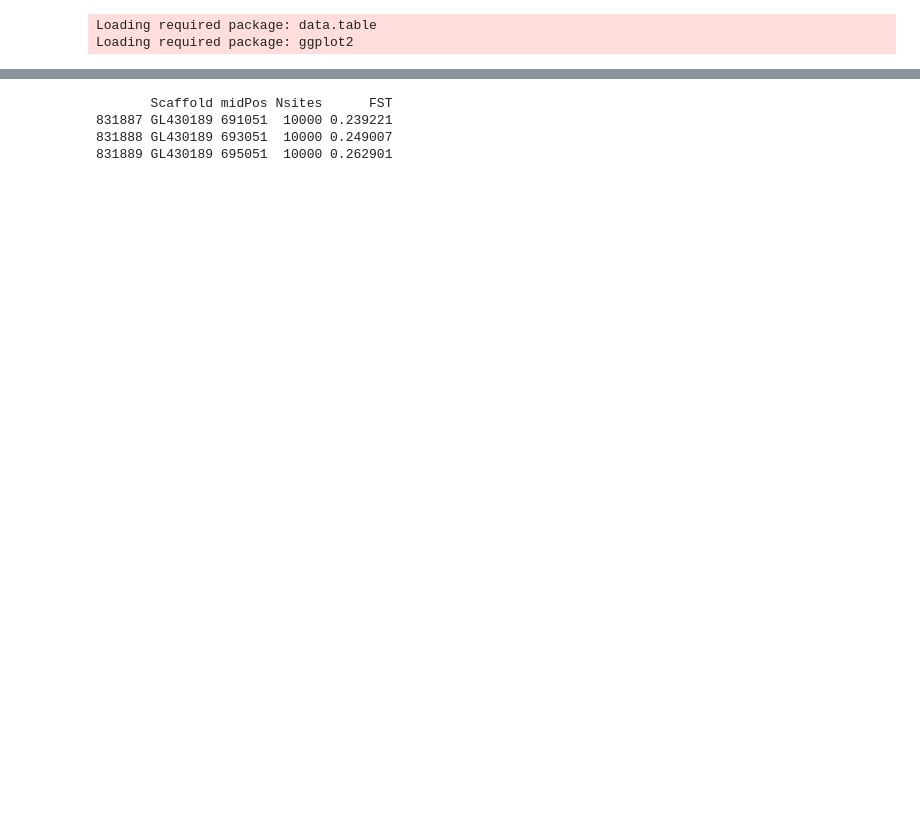
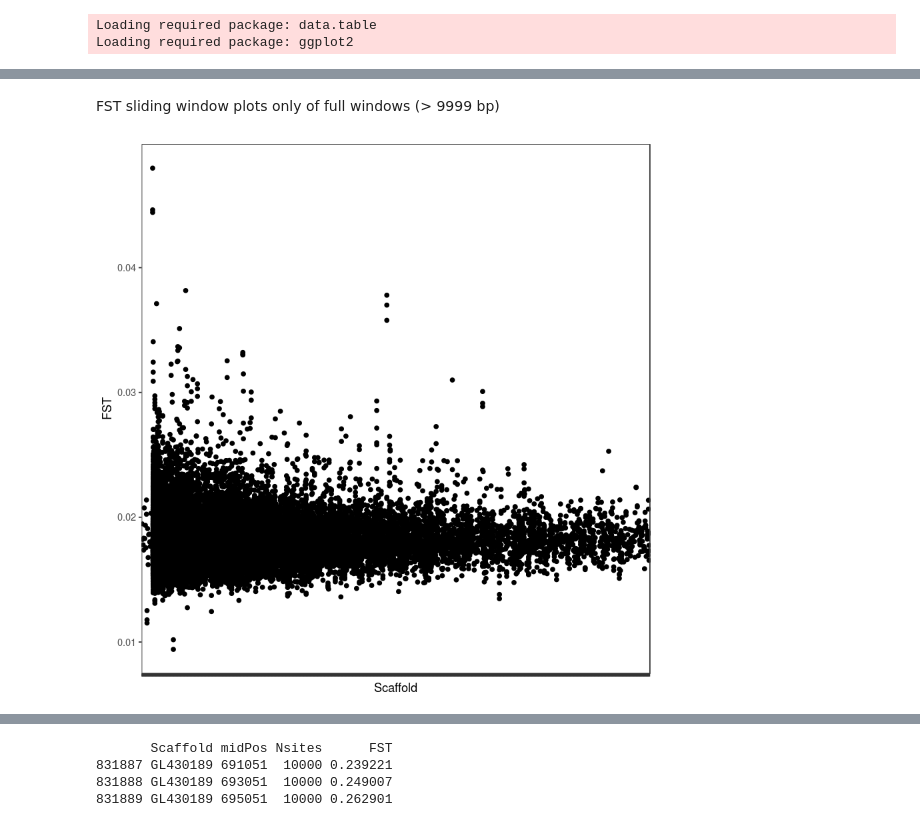
Before and after one commit to sagw/WNS_WGS, a Jupyter notebook: All_FST_plots.ipynb, the cells around one changed output, grey strips where cells are left out. Drawn from its saved outputs; the diff is of its cells as text; code cells hidden in the pictures; blank space fills up the shorter version.

Commit message:
sliding window and allele freq simulations and some associations

```diff
--- a/All_FST_plots.ipynb
+++ b/All_FST_plots.ipynb
@@ -88,0 +26,5 @@ plotdb
+# %%
+NJDfull=NJD[NJD$Nsites>=9999,]
+NJfull=NJ[NJ$Nsites>=9999,]
+NYfull=NY[NY$Nsites>=9999,]
+VTfull=VT[VT$Nsites>=9999,]
@@ -88,0 +95,9 @@ plotdb
+# %% [markdown]
+FST sliding window plots only of full windows (> 9999 bp)
+# %%
+plotnjf=ggplot(data=NJfull, aes(x=Scaffold, y=FST))+
+  geom_point(data=NJfull)+ theme_bw()+theme(axis.text.x=element_blank(), panel.grid.minor = element_blank(), panel.grid.major = element_blank())
+# %%
+plotnjf
+# %% [output]
+[figure, added]
```
Also changed, not shown: parts of 116 cells of this notebook, 4 other files.
